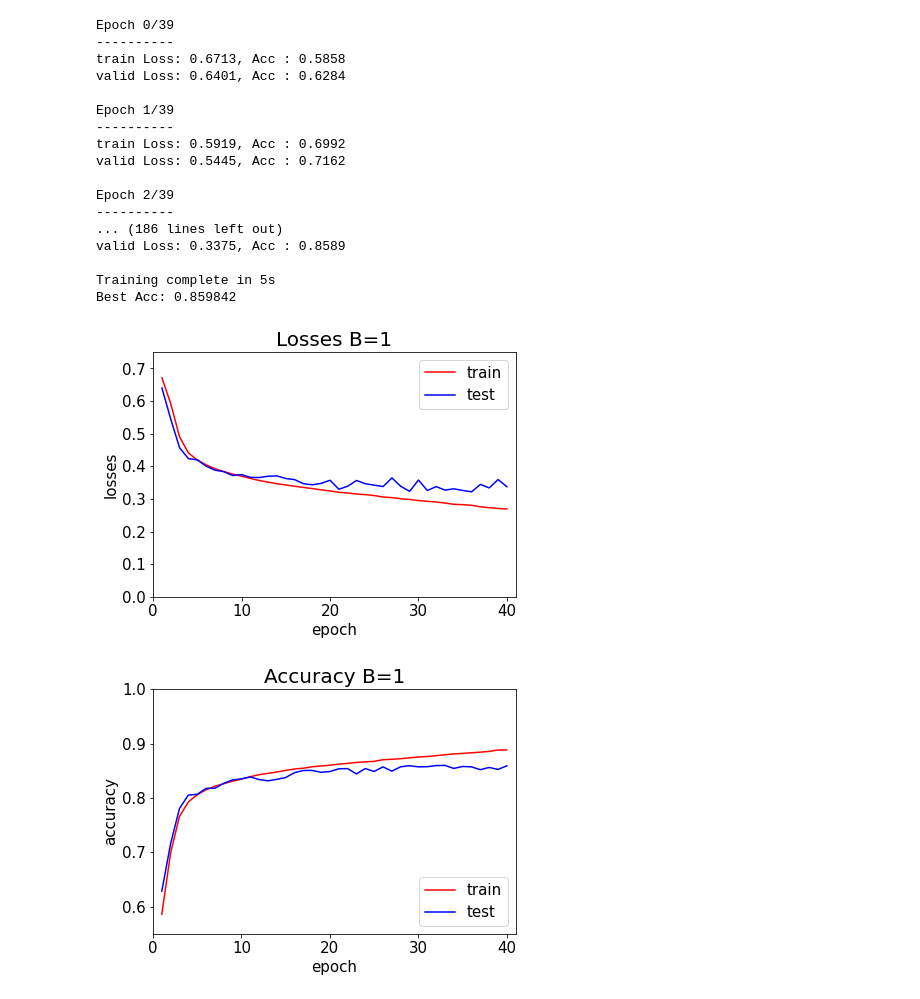
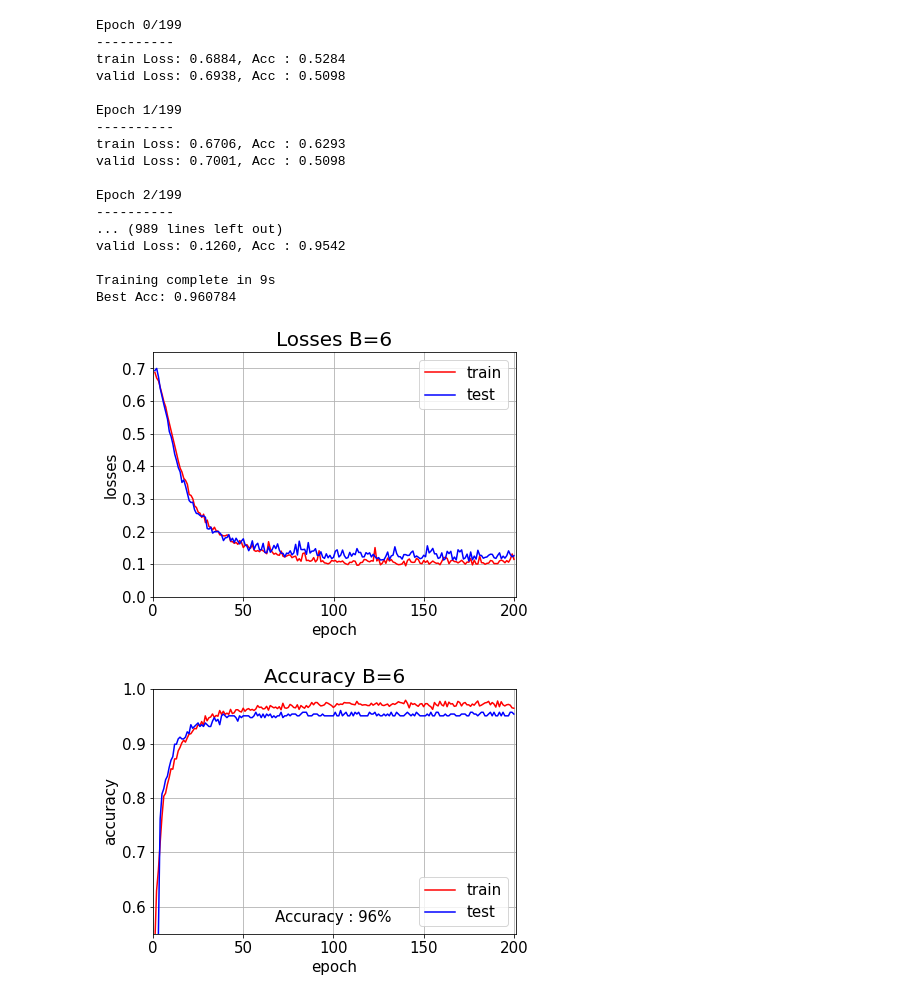
Before and after one commit to molamolabbb/SWGO, a Jupyter notebook: square/4-CNN/swgo_cnn.ipynb, the cells around one changed output. Drawn from its saved outputs; the diff is of its cells as text; code cells hidden in the pictures.

```diff
--- a/square/4-CNN/swgo_cnn.ipynb
+++ b/square/4-CNN/swgo_cnn.ipynb
@@ -61,7 +98,7 @@ def freeze_conv(m):
             m.bias.requires_grad = False
 # %%
 net = Model5()
-
+net = nn.DataParallel(net)
 if n > 9:
     net.load_state_dict(torch.load("save_model/best/best_B1_51220200527-151056.pth"))
     net.apply(weight_init)
@@ -89,11 +126,13 @@ Model5(
   )
 )
 # %%
-learning_rate = 0.0003
+learning_rate = 0.00001
+# if sgd :learning_rate = 0.00003
 criterion = nn.BCEWithLogitsLoss()
-optimizer = optim.SGD(net.parameters(), lr = learning_rate, momentum=0.9)
-exp_lr_scheduler = optim.lr_scheduler.StepLR(optimizer, step_size=15, gamma=0.5)
-#exp_lr_scheduler = optim.lr_scheduler.ReduceLROnPlateau(optimizer, mode='min',factor=0.1,verbose=True,patience=14)
+#optimizer = optim.SGD(net.parameters(), lr = learning_rate, momentum=0.9)
+optimizer = optim.Adam(net.parameters(), lr = learning_rate)
+#exp_lr_scheduler = optim.lr_scheduler.StepLR(optimizer, step_size=15, gamma=0.5)
+exp_lr_scheduler = optim.lr_scheduler.ReduceLROnPlateau(optimizer, mode='min',factor=0.1,verbose=True,patience=14)
 # %%
 threshold = 0.5
 inputsize = 4
@@ -104,7 +143,7 @@ def train_model(net, dataloader, criterion, optimizer, scheduler, n, batchsize,
     since = time.time()
     best_net_wts = net.state_dict()
     best_acc = 0.0
-
+    threshold = 0.5
     losses = {'train':[],'valid':[]}
     accuracy = {'train':[],'valid':[]}
 
@@ -127,6 +166,7 @@ def train_model(net, dataloader, criterion, optimizer, scheduler, n, batchsize,
                 inputs, labels = data[0].to(device), data[1].to(device)
                 if phase=='train':
                     optimizer.zero_grad()
+                    inputs = augmentation(i%6, inputs)
                 logits = net(inputs)
                 outputs = logits.sigmoid()
                 #outputs = net(inputs)
@@ -160,6 +200,7 @@ def train_model(net, dataloader, criterion, optimizer, scheduler, n, batchsize,
             epoch_acc = float(ep_running_corrects)/float(datasize[phase])
             losses[phase].append(epoch_loss)
             accuracy[phase].append(epoch_acc)
+            #if epoch%6==0:
             print('{} Loss: {:.4f}, Acc : {:.4f}'.format( phase, epoch_loss, epoch_acc))
             if phase == 'valid':
                 scheduler.step(losses['valid'][-1])
@@ -173,12 +214,12 @@ def train_model(net, dataloader, criterion, optimizer, scheduler, n, batchsize,
     print("Training complete in {:.0f}s".format(time_elapsed//60, time_elapsed%60))
     print("Best Acc: {:4f}".format(best_acc))
     net.load_state_dict(best_net_wts)
-    if best_acc > 0.85:
+    if best_acc > 0.9:
         modellogdir = "save_model/best/best_B{}_512".format(n) + now.strftime("%Y%m%d-%H%M%S") + ".pth"
         torch.save(net.state_dict(), modellogdir)
         save_log(losses, accuracy, num_epochs, n)
         save_model_structure(net, '5')
-    return net,losses,accuracy
+    return net,losses,accuracy,best_acc
 # %%
 def test(testloader,batchsize,device=torch.device('cuda')):
     correct = 0
@@ -205,28 +250,29 @@ from datetime import datetime
 now = datetime.now()
 logdir = "runs/bin{}/".format(n) + now.strftime("%Y%m%d-%H%M%S") + "/"
 writer = SummaryWriter(logdir)
-net,losses,accuracy = train_model(net, dataloader, criterion, optimizer,exp_lr_scheduler, n, batchsize, 40)
+ep = 200
+net,losses,accuracy,best_acc = train_model(net, dataloader, criterion, optimizer,exp_lr_scheduler, n, batchsize, ep)
 # %% [output]
-Epoch 0/39
+Epoch 0/199
 ----------
-train Loss: 0.6713, Acc : 0.5858
-valid Loss: 0.6401, Acc : 0.6284
+train Loss: 0.6884, Acc : 0.5284
+valid Loss: 0.6938, Acc : 0.5098
 
-Epoch 1/39
+Epoch 1/199
 ----------
-train Loss: 0.5919, Acc : 0.6992
-valid Loss: 0.5445, Acc : 0.7162
+train Loss: 0.6706, Acc : 0.6293
+valid Loss: 0.7001, Acc : 0.5098
 
-Epoch 2/39
+Epoch 2/199
 ----------
-... (186 lines left out)
-valid Loss: 0.3375, Acc : 0.8589
+... (989 lines left out)
+valid Loss: 0.1260, Acc : 0.9542
 
-Training complete in 5s
-Best Acc: 0.859842
+Training complete in 9s
+Best Acc: 0.960784
 # %%
-plottingLossAcc(losses,accuracy, n,(0,len(losses['train'])+1,0,0.75),(0,len(accuracy['train'])+1,0.55,1.0))
+plottingLossAcc(losses,accuracy, n,(0,len(losses['train'])+1,0,0.75),(0,len(accuracy['train'])+1,0.55,1.0),int(best_acc*100),ep)
 # %% [output]
-[figure, old version]
+[figure, new version]
-[figure, old version]
+[figure, new version]
 # %%
```
Also changed, not shown: parts of 18 cells of this notebook.
